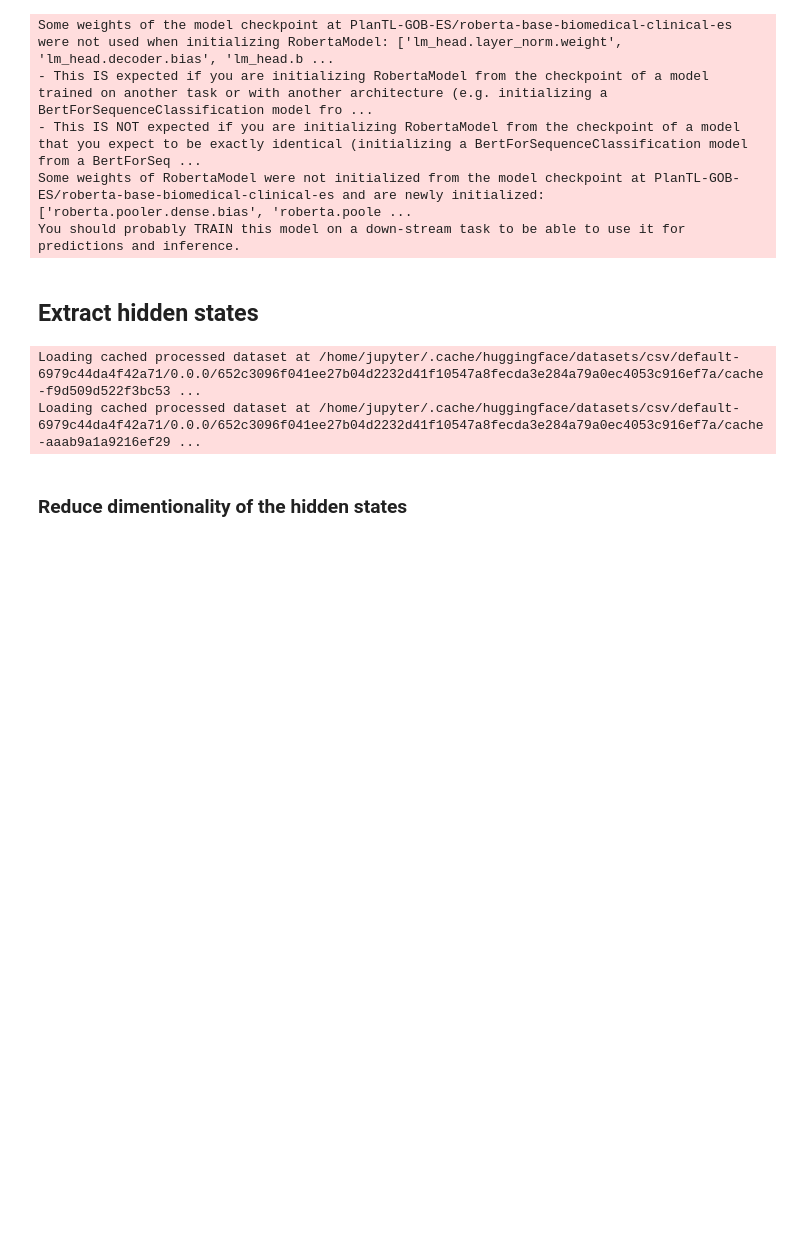
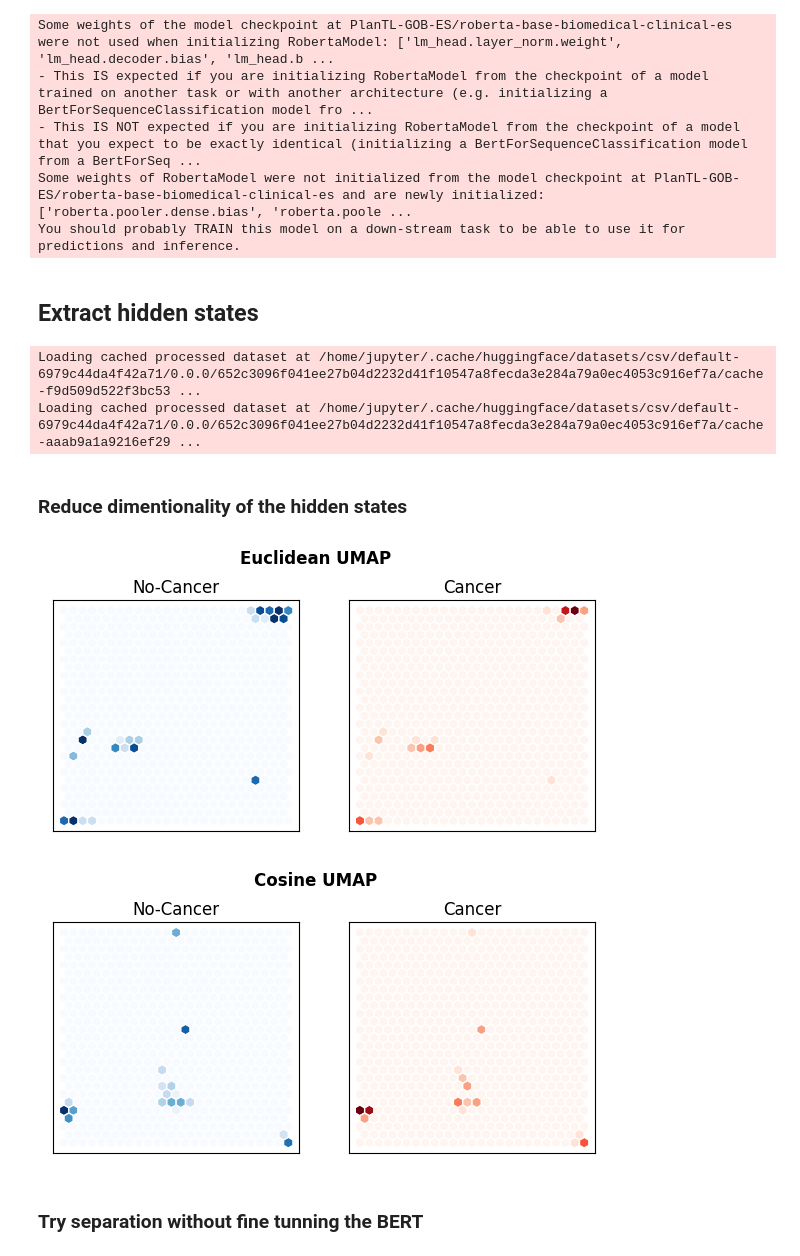
Before and after one commit to DanielVelaJ/MLP, a Jupyter notebook: src/BertClassifier.ipynb, the cells around one changed output. Drawn from its saved outputs; the diff is of its cells as text; code cells hidden in the pictures; blank space fills up the shorter version.

Commit message:
First attempt at classification with BERT classifier

```diff
--- a/src/BertClassifier.ipynb
+++ b/src/BertClassifier.ipynb
@@ -83,11 +83,49 @@ Loading cached processed dataset at /home/jupyter/.cache/huggingface/datasets/cs
 ### Reduce dimentionality of the hidden states
 # %%
 from umap import UMAP
+from sklearn.preprocessing import StandardScaler
+import matplotlib.pyplot as plt
+reducer=UMAP()
+reducer_cos=UMAP(metric='cosine')
+scaler=StandardScaler()
+
 hidden_states=np.array(dataset_hidden['train']['hidden_state'])
+scaled_hidden_states=scaler.fit_transform(hidden_states)
+reduced_hidden_states=reducer.fit_transform(scaled_hidden_states)
+reduced_hidden_states_cos=reducer_cos.fit_transform(scaled_hidden_states)
+labels=dataset['train']['BRCAEvent']
+reduced_dataset=pd.DataFrame({'X':reduced_hidden_states[:,0],
+                              'Y': reduced_hidden_states[:,1],
+                             'label':labels})
+reduced_dataset_cos=pd.DataFrame({'X':reduced_hidden_states_cos[:,0],
+                              'Y': reduced_hidden_states_cos[:,1],
+                             'label':labels})
 # %%
-fig, axes = plt.subplots(2,3,figsize=(2))
+
 cmaps=['Blues','Reds']
 labels=['No-Cancer','Cancer']
 
+# Using euclidean mapping
+fig, axes = plt.subplots(1,2,figsize=(7,3))
 for i,(label,cmap) in enumerate(zip(labels,cmaps)):
-    df_emb_sub=
+    sub_df=reduced_dataset.loc[reduced_dataset.label==i]
+    axes[i].hexbin(sub_df['X'],sub_df['Y'],cmap=cmap,gridsize=24,edgecolors='white')
+    axes[i].set_title(label)
+    axes[i].set_xticks([]),axes[i].set_yticks([])
+fig.suptitle('Euclidean UMAP',fontweight ="bold",y=1.05)
+plt.show()
+
+# Using cosine mapping
+fig, axes = plt.subplots(1,2,figsize=(7,3))
+for i,(label,cmap) in enumerate(zip(labels,cmaps)):
+    sub_df=reduced_dataset_cos.loc[reduced_dataset.label==i]
+    axes[i].hexbin(sub_df['X'],sub_df['Y'],cmap=cmap,gridsize=24,edgecolors='white')
+    axes[i].set_title(label)
+    axes[i].set_xticks([]),axes[i].set_yticks([])
+fig.suptitle('Cosine UMAP',fontweight ="bold",y=1.05)
+plt.show()
+# %% [output]
+[figure, added]
+[figure, added]
+# %% [markdown]
+### Try separation without fine tunning the BERT
```
Also changed, not shown: parts of 7 cells of this notebook, 2 other files.
